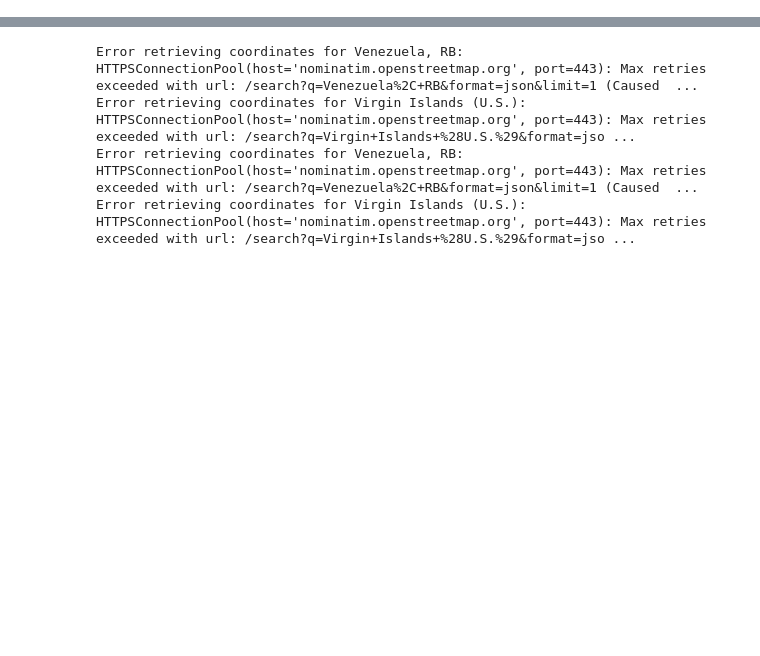
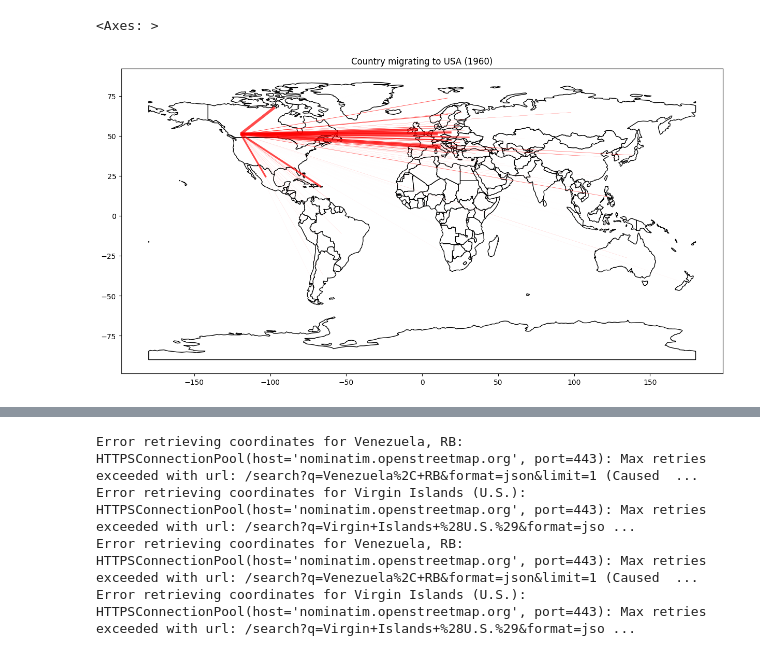
Before and after one commit to moonish1211/human_migration, a Jupyter notebook: graph_visualization.ipynb, the cells around one changed output, grey strips where cells are left out. Cells and saved outputs as stored; diff of their text form; code cells hidden in the pictures; blank space fills up the shorter version.

```diff
--- a/graph_visualization.ipynb
+++ b/graph_visualization.ipynb
@@ -45,0 +346,54 @@ array(['Afghanistan', 'Albania', 'Algeria', 'American Samoa', 'Andorra',
+# %%
+def create_linestring(row):
+    # row['origin_centroid'] and row['destination_centroid'] are Shapely Points
+    orig_point = row['origin_centroid']
+    dest_point = row['destination_centroid']
+
+    # If either is NaN or missing, return None
+    if pd.isnull(orig_point) or pd.isnull(dest_point):
+        return None
+
+    return LineString([orig_point, dest_point])
+
+df_merged['geometry'] = df_merged.apply(create_linestring, axis=1)
+
+# Drop rows where geometry is None
+df_merged = df_merged.dropna(subset=['geometry'])
+
+# Convert this DataFrame to a GeoDataFrame
+gdf_edges = gpd.GeoDataFrame(df_merged, geometry='geometry', crs="EPSG:4326")
+# %%
+# For example, define a scale factor
+max_migration = gdf_edges['1960'].max()
+scale_factor = 5.0 / max_migration  # tweak to taste
+
+gdf_edges.plot(
+    ax=ax,
+    color='red',
+    linewidth=gdf_edges['1960'] * scale_factor,
+    alpha=0.7
+)
+# %% [output]
+<Axes: >
+# %%
+# Plot setup
+fig, ax = plt.subplots(figsize=(15,10))
+
+# 6.1 Plot the world map
+world.plot(ax=ax, color='white', edgecolor='black')
+
+# For example, define a scale factor
+max_migration = gdf_edges['1960'].max()
+scale_factor = 5.0 / max_migration  # tweak to taste
+
+gdf_edges.plot(
+    ax=ax,
+    color='red',
+    linewidth=gdf_edges['1960'] * scale_factor,
+    alpha=0.7
+)
+
+plt.title("Country migrating to USA (1960)")
+plt.show()
+# %% [output]
+[figure, added]
```
Also changed, not shown: parts of 17 cells of this notebook, 2 other files.
